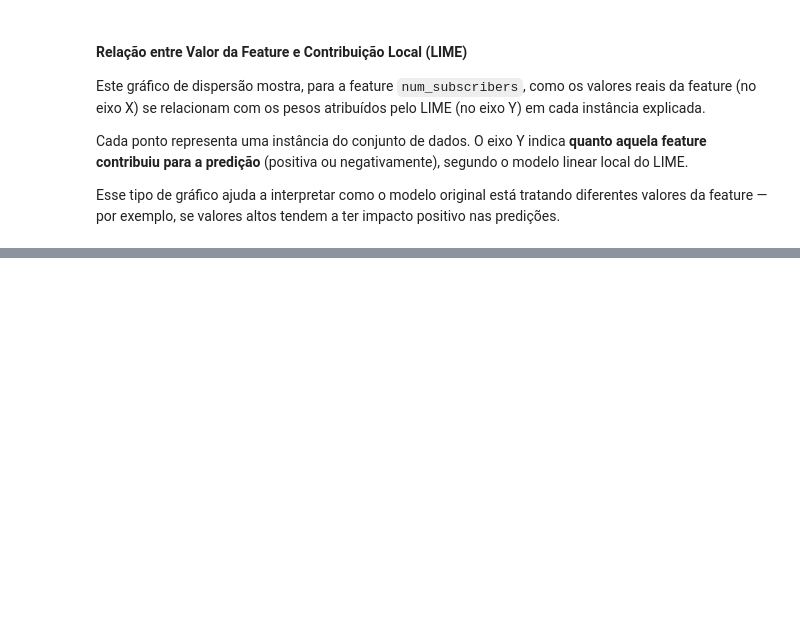
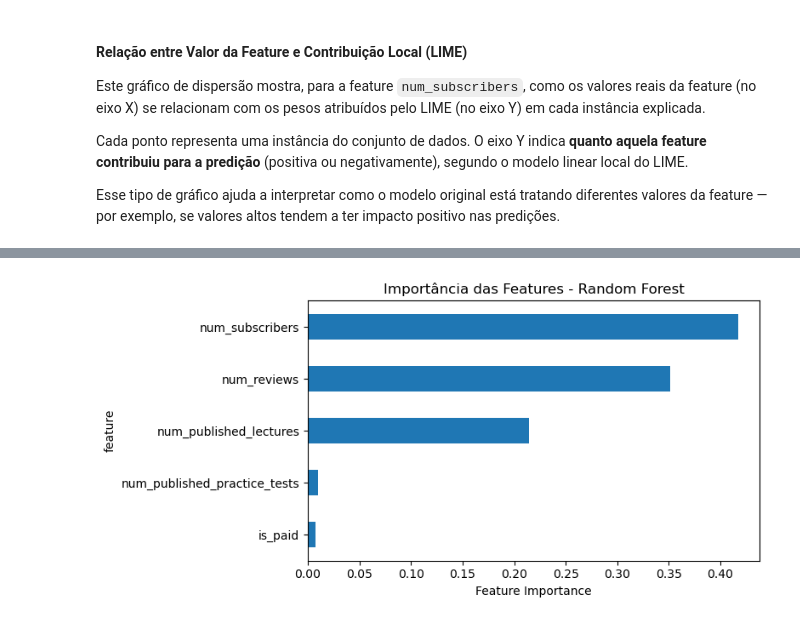
Before and after one commit to lecraizer/ml-classificacao-infnet, a Jupyter notebook: notebooks/16. LIME - Random Forest no dataset Udemy Finance.ipynb, the cells around one changed output, grey strips where cells are left out. Drawn from its saved outputs; the diff is of its cells as text; code cells hidden in the pictures; blank space fills up the shorter version.

```diff
--- a/notebooks/16. LIME - Random Forest no dataset Udemy Finance.ipynb
+++ b/notebooks/16. LIME - Random Forest no dataset Udemy Finance.ipynb
@@ -241,0 +208,18 @@ plt.show()
+# %%
+from sklearn.ensemble import RandomForestClassifier
+from sklearn.metrics import accuracy_score, f1_score
+
+X_train, X_test, y_train, y_test = train_test_split(X, y_class, test_size=0.2, random_state=42, stratify=y_class)
+
+model = RandomForestClassifier(random_state=42)
+model.fit(X_train, y_train)
+
+# Previsões do modelo
+y_pred = model.predict(X_test)
+
+# Desempenho do modelo
+accuracy = accuracy_score(y_test, y_pred)
+f1 = f1_score(y_test, y_pred)
+
+print(f'Acurácia: {accuracy:.4f}')
+print(f'F1 Score: {f1:.4f}')
@@ -241,0 +282,17 @@ plt.show()
+# %%
+importances = model.feature_importances_
+
+# Organizar em DataFrame para visualização
+importances_df = pd.DataFrame({
+    'feature': X.columns,
+    'importance': importances
+}).sort_values('importance', ascending=False)
+
+importances_df.plot(kind='barh', x='feature', y='importance', figsize=(8, 4), legend=False)
+plt.title('Importância das Features - Random Forest')
+plt.xlabel('Feature Importance')
+plt.gca().invert_yaxis()
+plt.tight_layout()
+plt.show()
+# %% [output]
+[figure, added]
```
Also changed, not shown: parts of 12 cells of this notebook.
